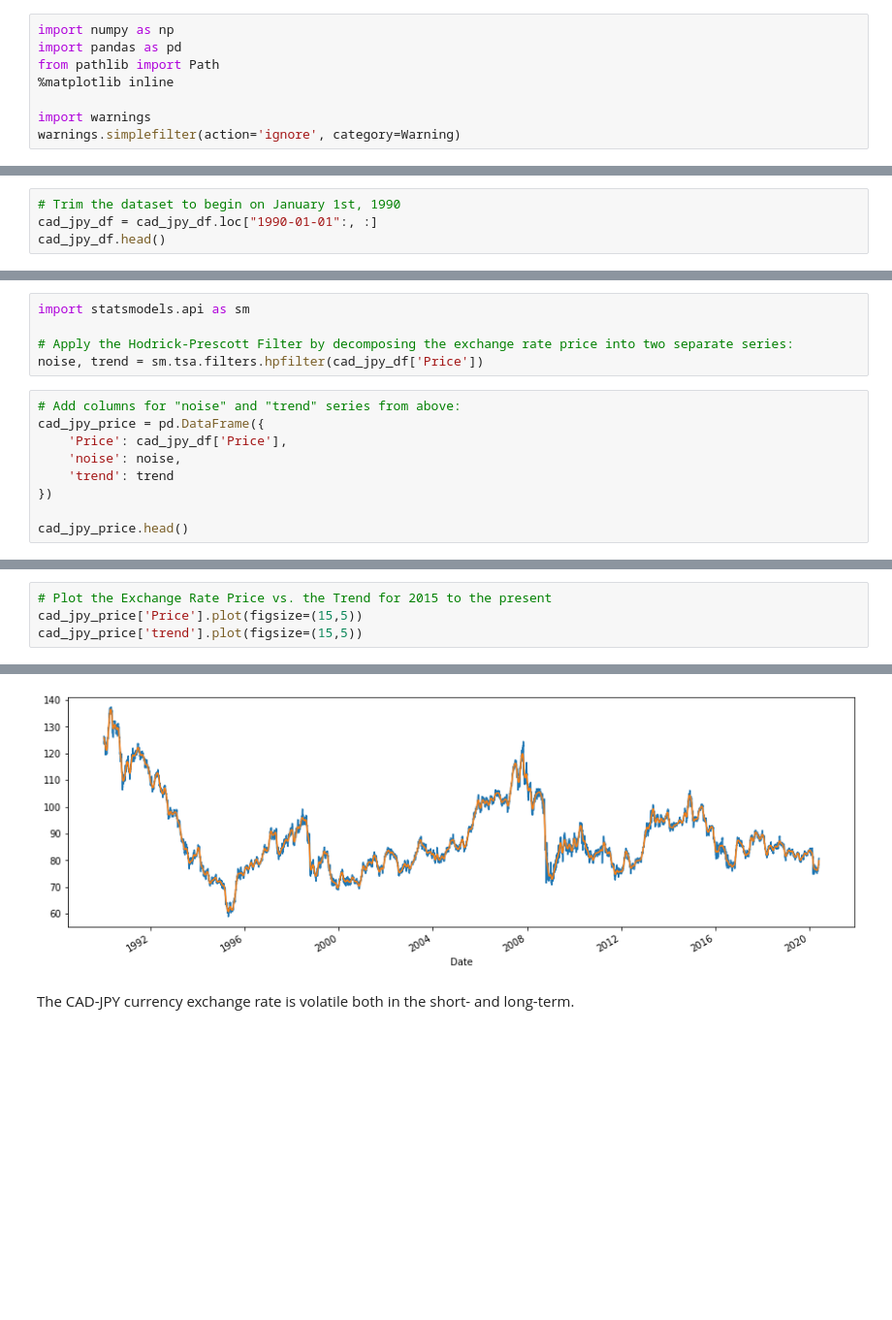
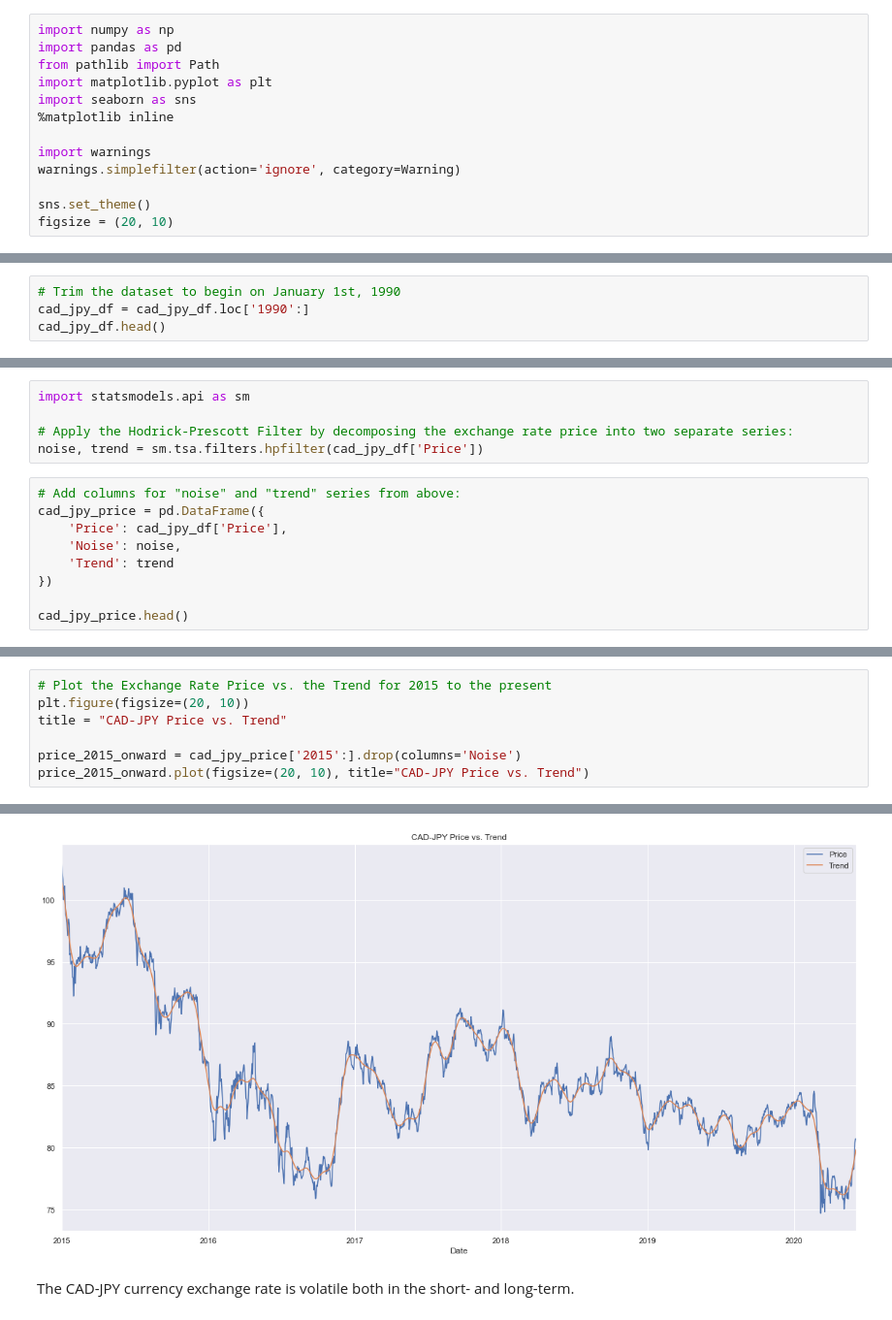
Before and after one commit to adamgulyas/currency-modelling, a Jupyter notebook: time_series_analysis.ipynb, the cells around one changed output, grey strips where cells are left out. Shown at 97% size. Drawn from its saved outputs; the diff is of its cells as text; blank space fills up the shorter version.

```diff
--- a/time_series_analysis.ipynb
+++ b/time_series_analysis.ipynb
@@ -2,10 +2,15 @@
 import numpy as np
 import pandas as pd
 from pathlib import Path
+import matplotlib.pyplot as plt
+import seaborn as sns
 %matplotlib inline
 
 import warnings
 warnings.simplefilter(action='ignore', category=Warning)
+
+sns.set_theme()
+figsize = (20, 10)
 # %% [markdown]
 # Return Forecasting: Time Series Analysis & Modelling with CAD-PHY Exchange rate data.
 In this notebook, you will load historical Canadian Dollar-Yen exchange rate futures data and apply time series analysis and modeling to determine whether there is any predictable behavior.
@@ -25,7 +30,7 @@ cad_jpy_df.head()
 | 1982-01-11 | 187.64 | 187.64 | 187.64 | 187.64 |
 # %%
 # Trim the dataset to begin on January 1st, 1990
-cad_jpy_df = cad_jpy_df.loc["1990-01-01":, :]
+cad_jpy_df = cad_jpy_df.loc['1990':]
 cad_jpy_df.head()
 # %% [output]
 |  | Price | Open | High | Low |
@@ -62,8 +67,8 @@ noise, trend = sm.tsa.filters.hpfilter(cad_jpy_df['Price'])
 # Add columns for "noise" and "trend" series from above:
 cad_jpy_price = pd.DataFrame({
     'Price': cad_jpy_df['Price'],
-    'noise': noise,
-    'trend': trend
+    'Noise': noise,
+    'Trend': trend
 })
 
 cad_jpy_price.head()
@@ -77,6 +82,9 @@ cad_jpy_price.head()
 | 1990-01-08 | 124.27 | -0.897037 | 125.167037 |
 # %%
 # Plot the Exchange Rate Price vs. the Trend for 2015 to the present
-cad_jpy_price['Price'].plot(figsize=(15,5))
-cad_jpy_price['trend'].plot(figsize=(15,5))
+plt.figure(figsize=(20, 10))
+title = "CAD-JPY Price vs. Trend"
+
+price_2015_onward = cad_jpy_price['2015':].drop(columns='Noise')
+price_2015_onward.plot(figsize=(20, 10), title="CAD-JPY Price vs. Trend")
 # %% [output]
@@ -84,4 +93,4 @@ cad_jpy_price['trend'].plot(figsize=(15,5))
-[figure, old version]
+[figure, new version]
 # %% [markdown]
 The CAD-JPY currency exchange rate is volatile both in the short- and long-term.
 # %%
```
Also changed, not shown: parts of 15 cells of this notebook.
